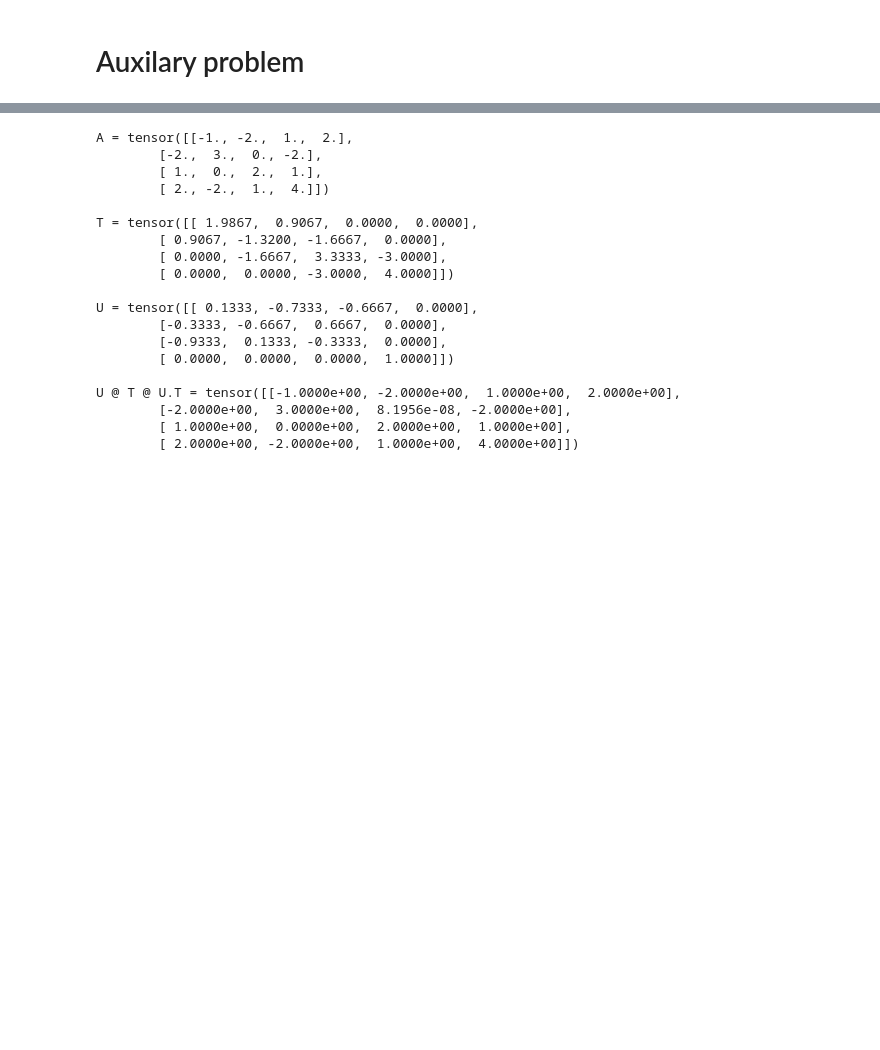
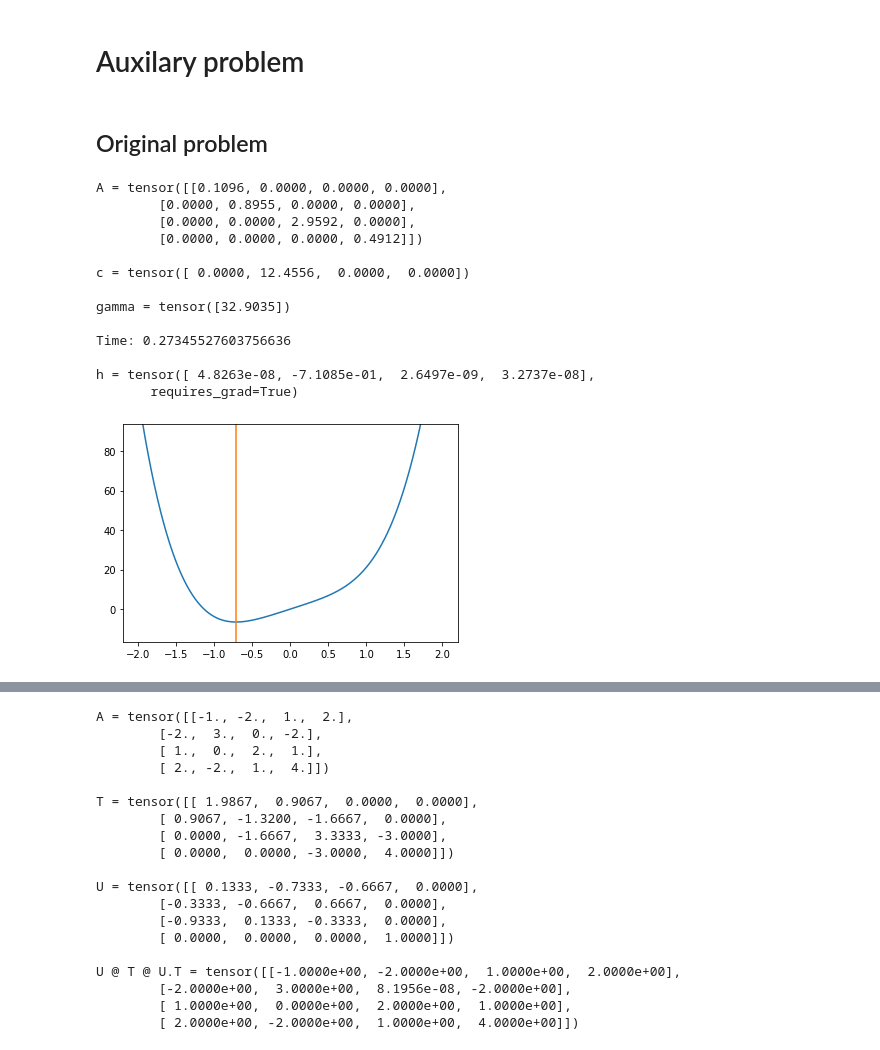
Before and after one commit to ivbelkin/optimization, a Jupyter notebook: proj.ipynb, the cells around one changed output, grey strips where cells are left out. Cells and saved outputs as stored; diff of their text form; code cells hidden in the pictures; blank space fills up the shorter version.

```diff
--- a/proj.ipynb
+++ b/proj.ipynb
@@ -171,3 +174,5 @@ d3 = tensor([[[ 2.8610e-06,  1.0000e+01],
          [ 6.0000e+00, -1.4305e-06]]])
 # %% [markdown]
 # Auxilary problem
+# %% [markdown]
+## Original problem
@@ -173,0 +305,50 @@ d3 = tensor([[[ 2.8610e-06,  1.0000e+01],
+# %%
+def test(solve, N):
+    times = []
+    for _ in range(N):
+        A = torch.diag(torch.abs(torch.randn(4)))
+        k = 1
+        e_k = torch.zeros(4)
+        e_k[k] = 1
+        c = (10 + 10 * torch.abs(torch.randn(1))) * e_k
+        gamma = 100 * torch.abs(torch.randn(1))
+        h_0 = torch.ones_like(c)
+
+        start = clock_gettime(CLOCK_MONOTONIC)
+        h = solve(A, c, gamma, h_0)
+        end = clock_gettime(CLOCK_MONOTONIC)
+        times.append(end - start)
+
+    print('A =', A, '\n')
+    print('c =', c, '\n')
+    print('gamma =', gamma, '\n')
+
+    print('Time:', np.mean(times), '\n')
+    print('h =', h)
+
+    def f(h):
+        return c @ h + .5 * h.T @ A @ h + gamma * torch.norm(h)**4 / 4
+
+    xx = np.linspace(-2, 2, 1000)
+    yy = [f(x * e_k) for x in xx]
+    plt.plot(xx, yy)
+    y1, y2 = min(yy) - 10, min(yy) + 100
+    plt.ylim(y1, y2)
+    plt.plot([h[k], h[k]], [y1, y2])
+# %%
+test(lambda A, c, gamma, h_0: solve_auxilary_problem_autograd_vanilla_gd(A, c, gamma, h_0), 1)
+# %% [output]
+A = tensor([[0.1096, 0.0000, 0.0000, 0.0000],
+        [0.0000, 0.8955, 0.0000, 0.0000],
+        [0.0000, 0.0000, 2.9592, 0.0000],
+        [0.0000, 0.0000, 0.0000, 0.4912]])
+
+c = tensor([ 0.0000, 12.4556,  0.0000,  0.0000])
+
+gamma = tensor([32.9035])
+
+Time: 0.27345527603756636
+
+h = tensor([ 4.8263e-08, -7.1085e-01,  2.6497e-09,  3.2737e-08],
+       requires_grad=True)
+[figure, added]
```
Also changed, not shown: parts of 37 cells of this notebook.
